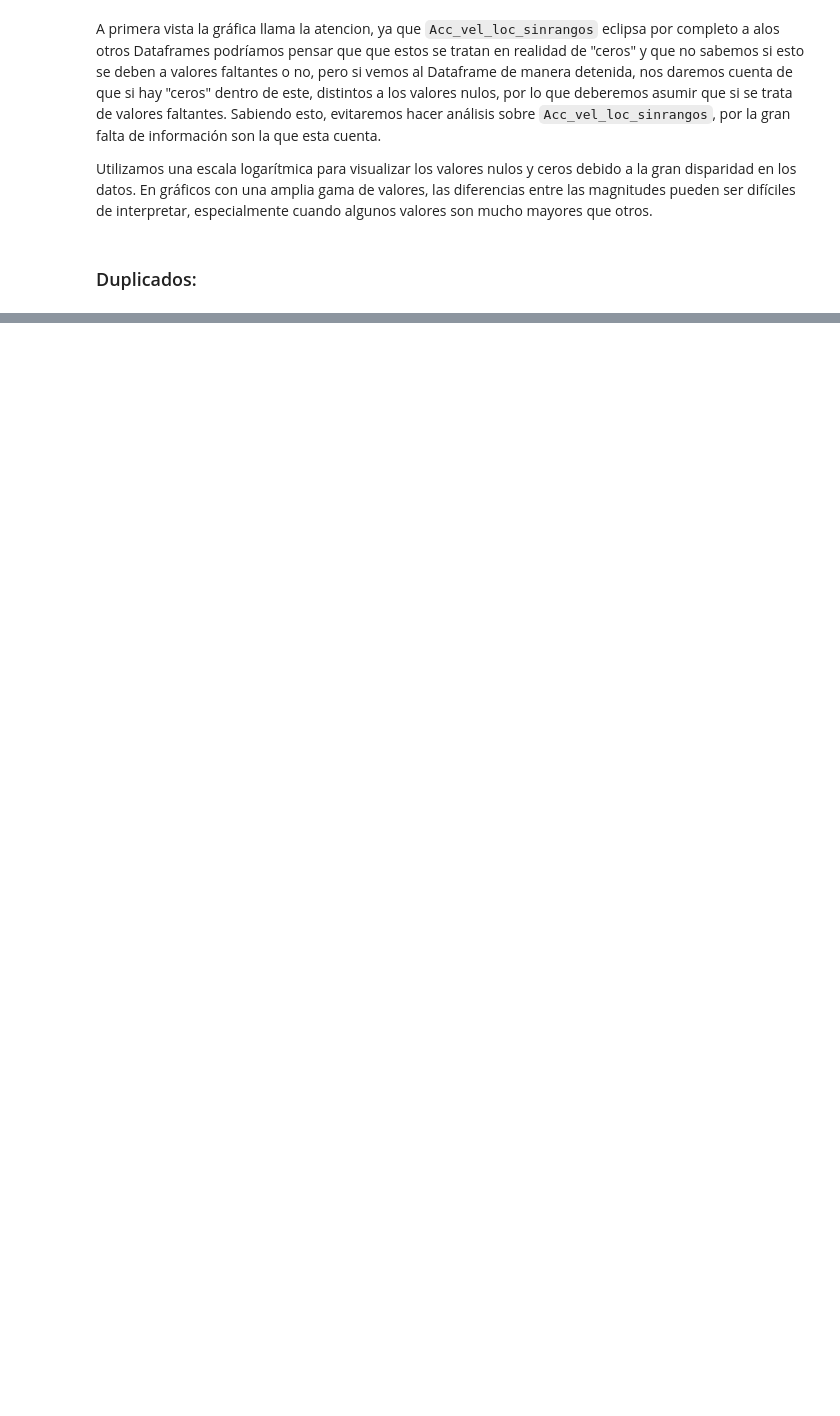
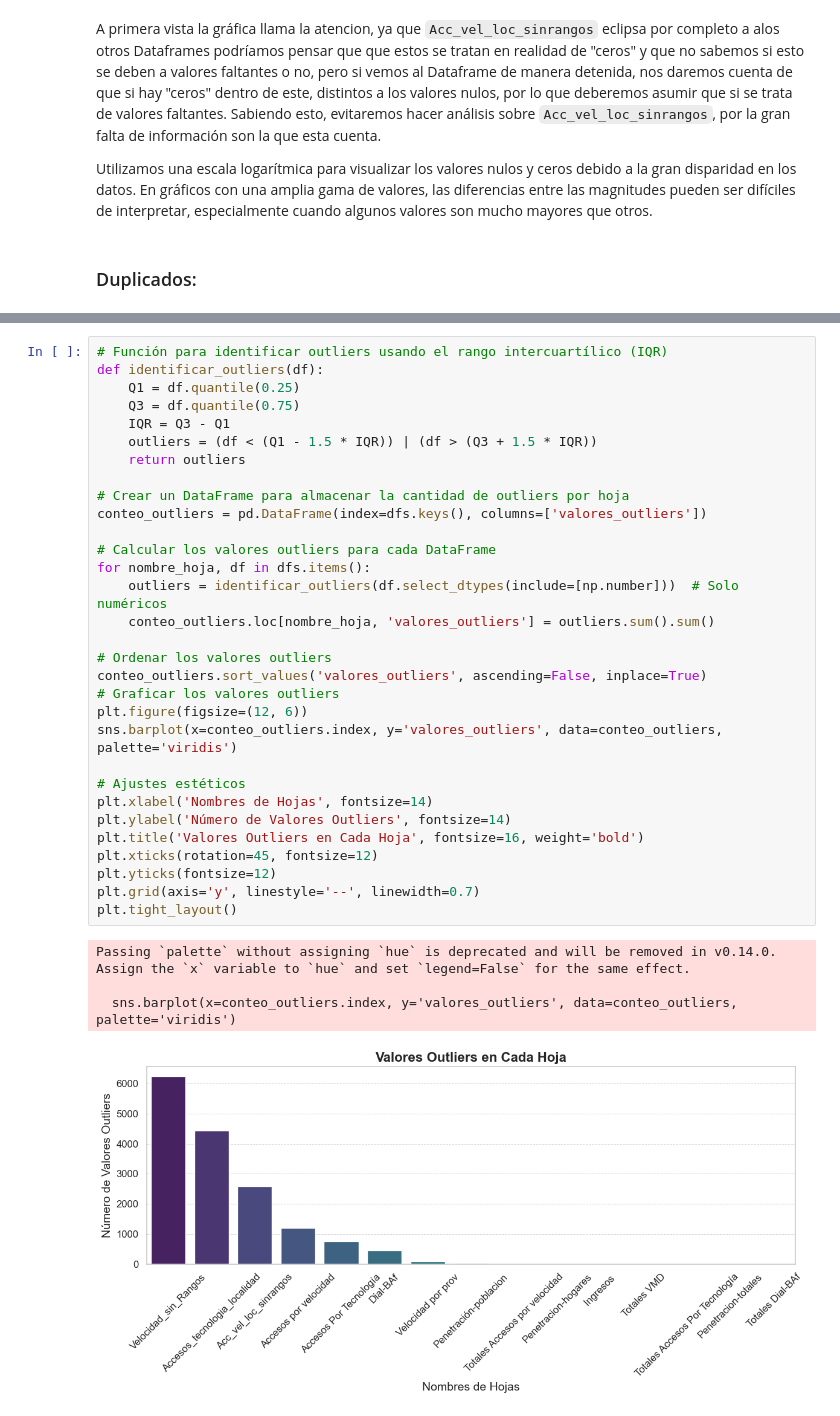
Before and after one commit to federicopiparo/Proyecto-Individual-N-2---Piparo-Federico, a Jupyter notebook: proyecto individual EDA -Federico piapro/EDA.ipynb, the cells around one changed output, grey strips where cells are left out. Cells and saved outputs as stored; diff of their text form; blank space fills up the shorter version.

```diff
--- a/proyecto individual EDA -Federico piapro/EDA.ipynb
+++ b/proyecto individual EDA -Federico piapro/EDA.ipynb
@@ -102,0 +110,36 @@ conteo_duplicados.T
+# %%
+# Función para identificar outliers usando el rango intercuartílico (IQR)
+def identificar_outliers(df):
+    Q1 = df.quantile(0.25)
+    Q3 = df.quantile(0.75)
+    IQR = Q3 - Q1
+    outliers = (df < (Q1 - 1.5 * IQR)) | (df > (Q3 + 1.5 * IQR))
+    return outliers
+
+# Crear un DataFrame para almacenar la cantidad de outliers por hoja
+conteo_outliers = pd.DataFrame(index=dfs.keys(), columns=['valores_outliers'])
+
+# Calcular los valores outliers para cada DataFrame
+for nombre_hoja, df in dfs.items():
+    outliers = identificar_outliers(df.select_dtypes(include=[np.number]))  # Solo numéricos
+    conteo_outliers.loc[nombre_hoja, 'valores_outliers'] = outliers.sum().sum()
+
+# Ordenar los valores outliers
+conteo_outliers.sort_values('valores_outliers', ascending=False, inplace=True)
+# Graficar los valores outliers
+plt.figure(figsize=(12, 6))
+sns.barplot(x=conteo_outliers.index, y='valores_outliers', data=conteo_outliers, palette='viridis')
+
+# Ajustes estéticos
+plt.xlabel('Nombres de Hojas', fontsize=14)
+plt.ylabel('Número de Valores Outliers', fontsize=14)
+plt.title('Valores Outliers en Cada Hoja', fontsize=16, weight='bold')
+plt.xticks(rotation=45, fontsize=12)
+plt.yticks(fontsize=12)
+plt.grid(axis='y', linestyle='--', linewidth=0.7)
+plt.tight_layout()
+# %% [output]
+Passing `palette` without assigning `hue` is deprecated and will be removed in v0.14.0. Assign the `x` variable to `hue` and set `legend=False` for the same effect.
+
+  sns.barplot(x=conteo_outliers.index, y='valores_outliers', data=conteo_outliers, palette='viridis')
+[figure, added]
```
Also changed, not shown: parts of 9 cells of this notebook, 2 other files.
